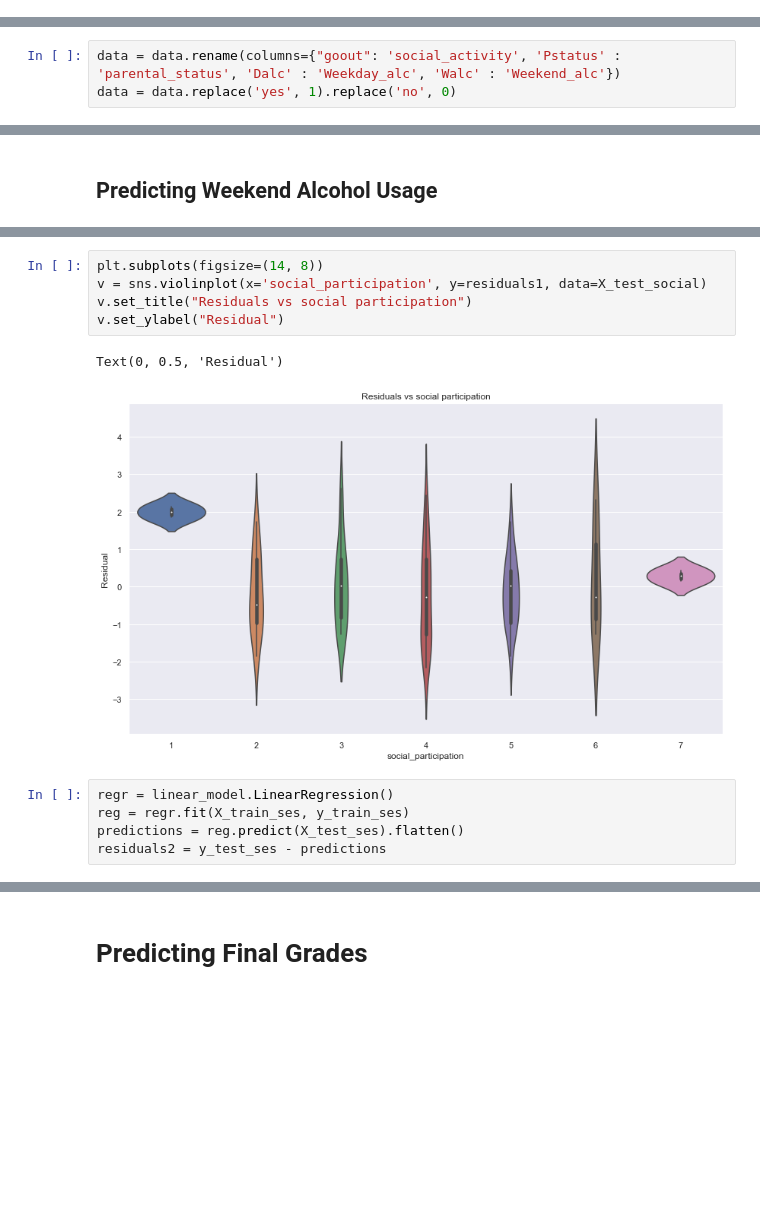
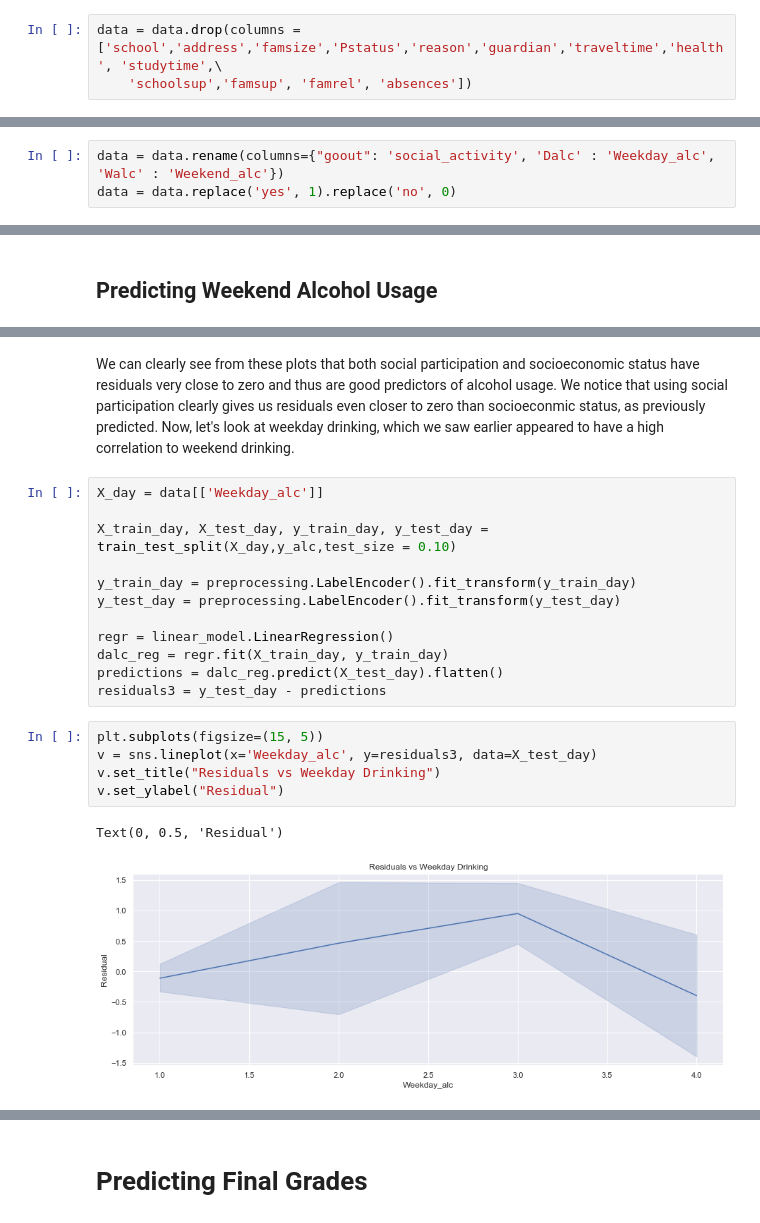
Before and after one commit to natanoliff/natanoliff.github.io, a Jupyter notebook: Alcohol_Consumption.ipynb, the cells around one changed output, grey strips where cells are left out. Saved outputs shown, nothing was run; the diff lists cells and outputs as text; blank space fills up the shorter version.

```diff
--- a/Alcohol_Consumption.ipynb
+++ b/Alcohol_Consumption.ipynb
@@ -45,10 +43,13 @@ Our table has a lot of columns, which is great for us, since we want as much inf
+# %%
+data = data.drop(columns = ['school','address','famsize','Pstatus','reason','guardian','traveltime','health', 'studytime',\
+    'schoolsup','famsup', 'famrel', 'absences'])
 # %% [markdown]
 ## Rename Vague Columns
 # %% [markdown]
 * Although we previously linked an explanation for each column and what it contains, there were still some column titles that we felt were unintuitive, so we gave them clearer names. You can rename any columns whose names you think are vague or mislabelled.
 * Often when performing analysis it is easier to use numbers than strings, and many columns here have a binary answer of either 'yes' or 'no'. Replace those with 1s and 0s so that they will be easier to analyze later.
 # %%
-data = data.rename(columns={"goout": 'social_activity', 'Pstatus' : 'parental_status', 'Dalc' : 'Weekday_alc', 'Walc' : 'Weekend_alc'})
+data = data.rename(columns={"goout": 'social_activity', 'Dalc' : 'Weekday_alc', 'Walc' : 'Weekend_alc'})
 data = data.replace('yes', 1).replace('no', 0)
 # %%
 data.head()
@@ -243,13 +245,22 @@ residuals1 = y_test_social - predictions
+# %% [markdown]
+We can clearly see from these plots that both social participation and socioeconomic status have residuals very close to zero and thus are good predictors of alcohol usage. We notice that using social participation clearly gives us residuals even closer to zero than socioeconmic status, as previously predicted. Now, let's look at weekday drinking, which we saw earlier appeared to have a high correlation to weekend drinking.
+# %%
+X_day = data[['Weekday_alc']]
+
+X_train_day, X_test_day, y_train_day, y_test_day = train_test_split(X_day,y_alc,test_size = 0.10)
+
+y_train_day = preprocessing.LabelEncoder().fit_transform(y_train_day)
+y_test_day = preprocessing.LabelEncoder().fit_transform(y_test_day)
+
+regr = linear_model.LinearRegression()
+dalc_reg = regr.fit(X_train_day, y_train_day)
+predictions = dalc_reg.predict(X_test_day).flatten()
+residuals3 = y_test_day - predictions
 # %%
-plt.subplots(figsize=(14, 8))
-v = sns.violinplot(x='social_participation', y=residuals1, data=X_test_social)
-v.set_title("Residuals vs social participation")
+plt.subplots(figsize=(15, 5))
+v = sns.lineplot(x='Weekday_alc', y=residuals3, data=X_test_day)
+v.set_title("Residuals vs Weekday Drinking")
 v.set_ylabel("Residual")
 # %% [output]
 Text(0, 0.5, 'Residual')
-[figure, old version]
+[figure, new version]
-# %%
-regr = linear_model.LinearRegression()
-reg = regr.fit(X_train_ses, y_train_ses)
-predictions = reg.predict(X_test_ses).flatten()
-residuals2 = y_test_ses - predictions
```
Also changed, not shown: parts of 45 cells of this notebook.
